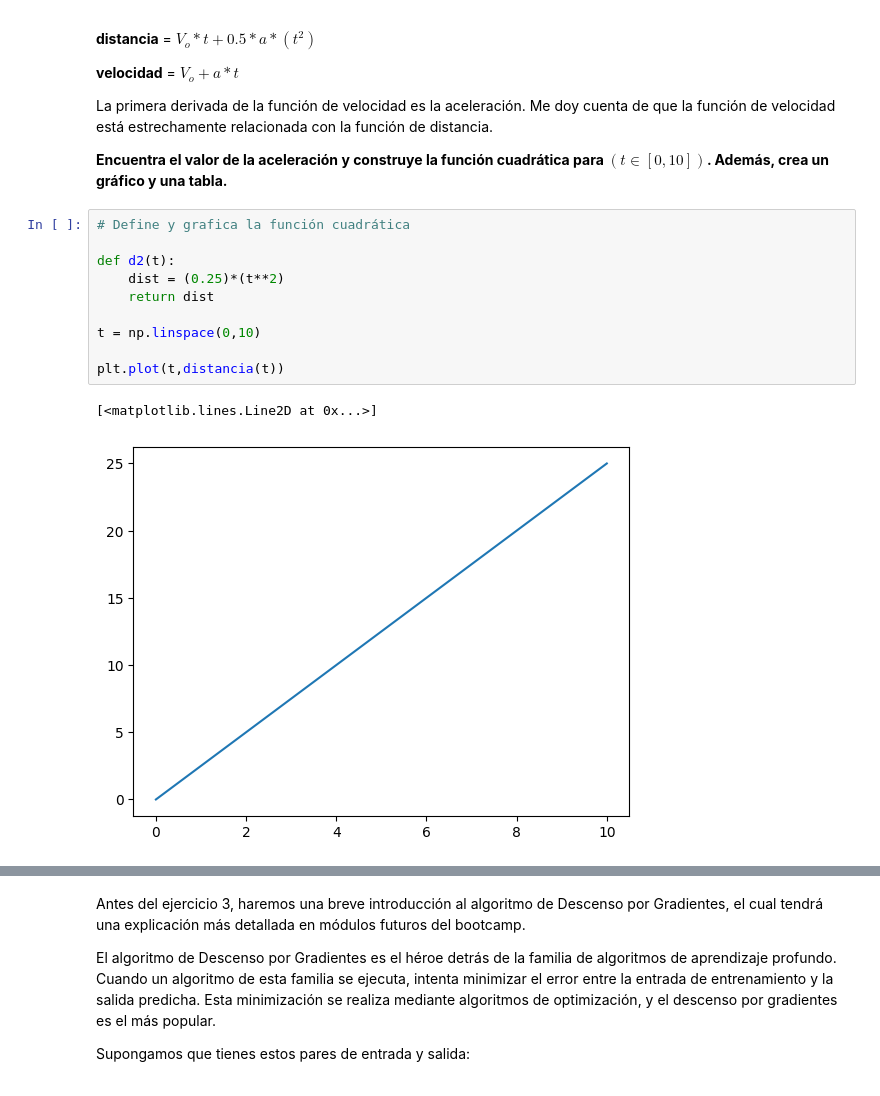
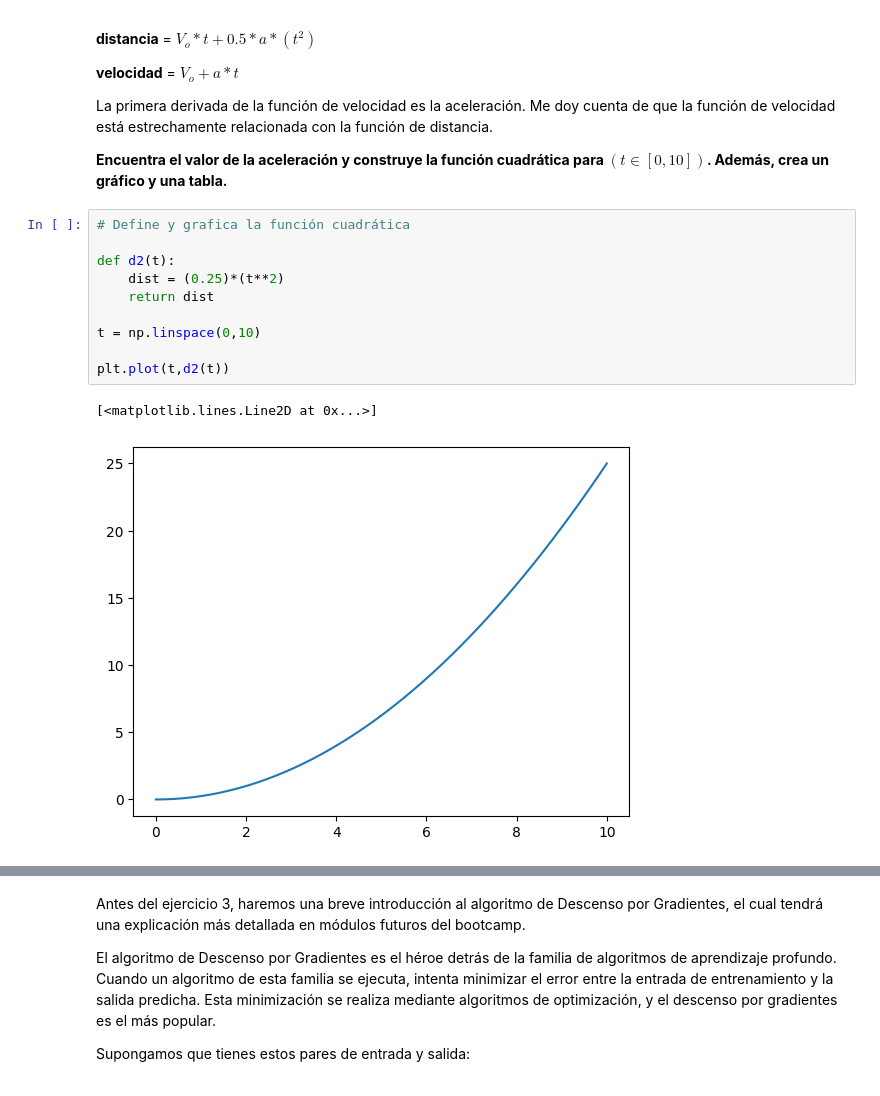
Before and after one commit to Camilochavez630/calculus-and-algebra-problems-with-python, a Jupyter notebook: notebook/problems.es.ipynb, the cells around one changed output, grey strips where cells are left out. Saved outputs shown, nothing was run; the diff lists cells and outputs as text.

```diff
--- a/notebook/problems.es.ipynb
+++ b/notebook/problems.es.ipynb
@@ -85,15 +85,15 @@ La primera derivada de la función de velocidad es la aceleración. Me doy cuent
 # %%
 # Define y grafica la función cuadrática
 
 def d2(t):
     dist = (0.25)*(t**2)
     return dist
 
 t = np.linspace(0,10)
 
-plt.plot(t,distancia(t))
+plt.plot(t,d2(t))
 # %% [output]
 [<matplotlib.lines.Line2D at 0x...>]
-[figure, old version]
+[figure, new version]
 # %%
 # Crea un DataFrame
```
Also changed, not shown: parts of 1 cell of this notebook.
